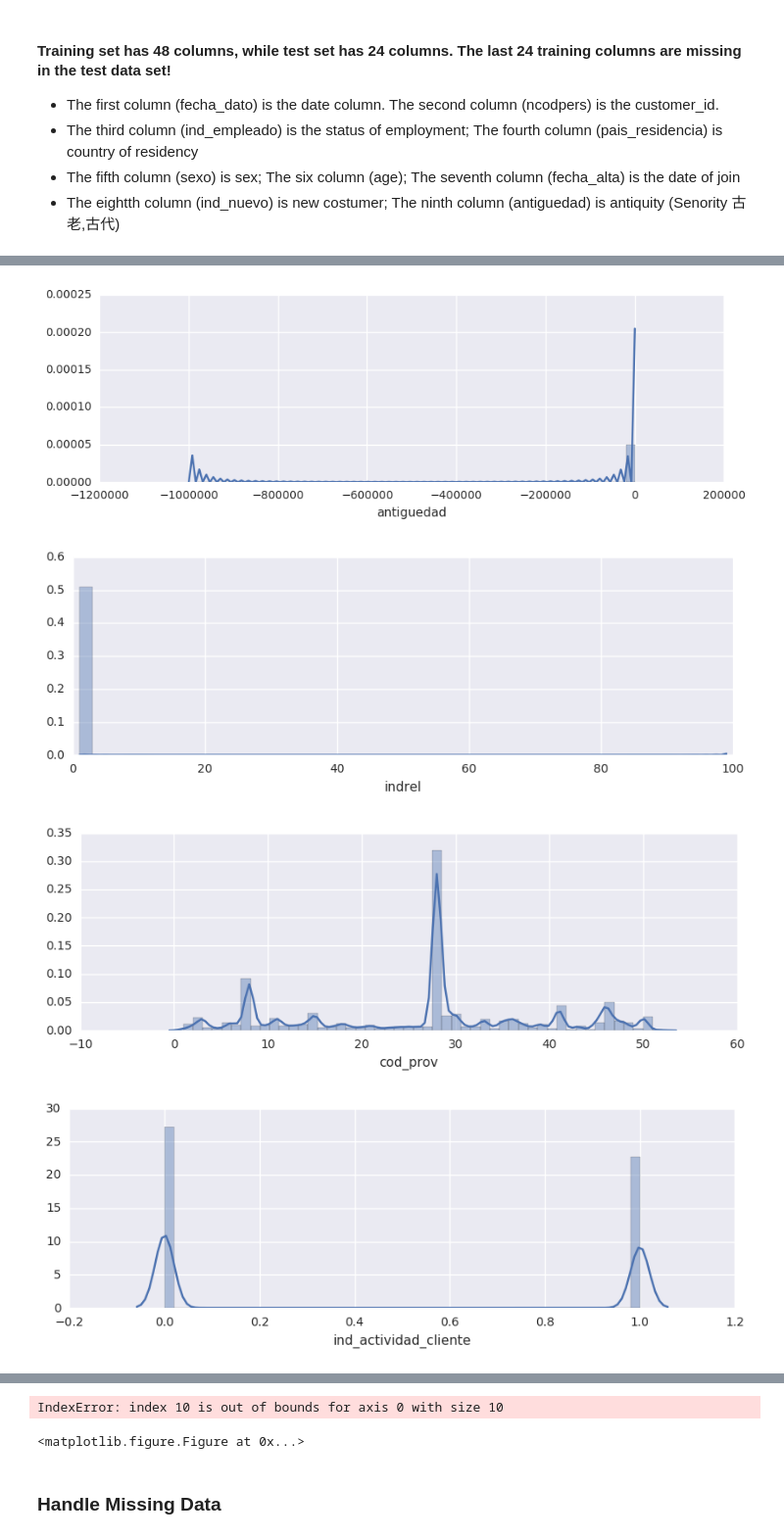
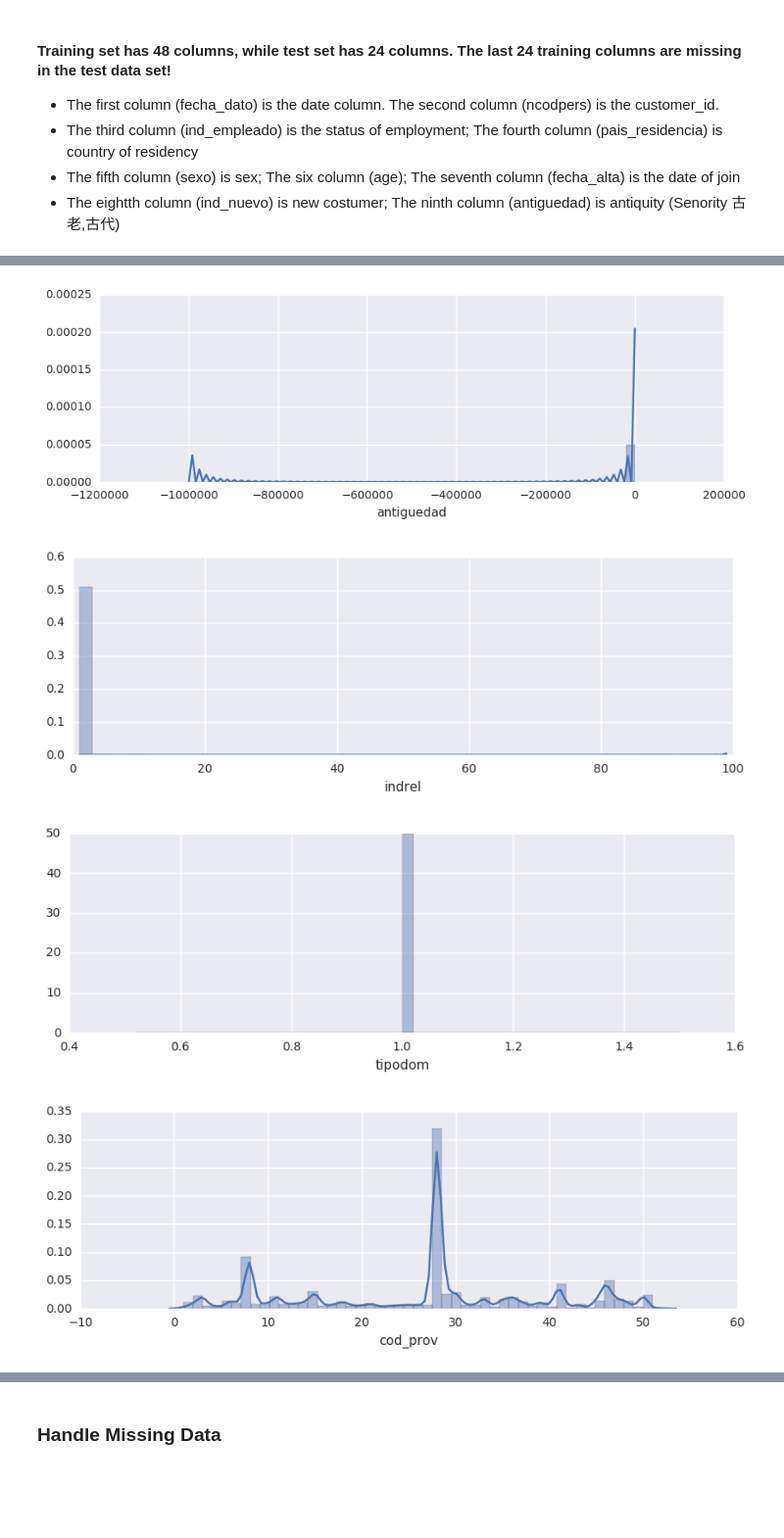
Before and after one commit to phuang7008/kaggle, a Jupyter notebook: Santander/Santander_Exploratory_Analysis.ipynb, the cells around one changed output, grey strips where cells are left out. Shown at 98% size. Cells and saved outputs as stored; diff of their text form; code cells hidden in the pictures; blank space fills up the shorter version.

```diff
--- a/Santander/Santander_Exploratory_Analysis.ipynb
+++ b/Santander/Santander_Exploratory_Analysis.ipynb
@@ -62,53 +63,48 @@ print(combined_num.info())
 print(combined_cat.info())
 
 # the 'conyuemp' column is empty at 100000, so remove it
-combined_cat.drop('conyuemp', 1, inplace=True)
+#combined_cat.drop('conyuemp', 1, inplace=True)
 
 # tipodom doesn't seem to be useful, so I am going to drop it
-combined_num.drop('tipodom', 1, inplace=True)
+#combined_num.drop('tipodom', 1, inplace=True)
 
 # As 99% of 'ult_fec_cli_1t' information missing, so I am going to drop it
-combined_cat.drop('ult_fec_cli_1t', 1, inplace=True)
+#combined_cat.drop('ult_fec_cli_1t', 1, inplace=True)
 
 # as we have both cod_prov and nomprov, they represent the same thing. so drop nomprov
 combined_cat.drop('nomprov', 1, inplace=True)
 
-from collections import Counter
-for col in combined_num.columns.values:
-    if col == 'conyuemp':
-        print(Counter(combined_num[col].dropna()))
-
 # check data distributions
 col_names = combined_num.columns
 
-for i in range(1,11):
+for i in range(1,10):
     #fig, axes = plt.subplots(nrows=1, ncols=1, sharey=False, figsize=(8,3))
     if i != 3:
         fig = plt.figure(figsize=(10,3))
         sns.distplot(combined_num[col_names[i]].dropna(), bins=50)
         plt.show()
 # %% [output]
 ['2015-01-28T00:00:00.000000000' '2015-02-28T00:00:00.000000000'
  '2015-03-28T00:00:00.000000000' '2015-04-28T00:00:00.000000000'
  '2015-05-28T00:00:00.000000000' '2015-06-28T00:00:00.000000000'
  '2015-07-28T00:00:00.000000000' '2015-08-28T00:00:00.000000000'
  '2015-09-28T00:00:00.000000000' '2015-10-28T00:00:00.000000000'
  '2015-11-28T00:00:00.000000000' '2015-12-28T00:00:00.000000000'
  '2016-01-28T00:00:00.000000000' '2016-02-28T00:00:00.000000000'
  '2016-03-28T00:00:00.000000000' '2016-04-28T00:00:00.000000000'
  '2016-05-28T00:00:00.000000000' '2016-06-28T00:00:00.000000000']
 <class 'pandas.core.frame.DataFrame'>
 RangeIndex: 14576924 entries, 0 to 14576923
 Data columns (total 11 columns):
 ... (29 lines left out)
 segmento           object
 dtypes: object(13)
 memory usage: 1.4+ GB
 None
 [figure]
 [figure]
 [figure]
 [figure]
 [figure]
-[figure, old version]
+[figure, new version]
-[figure, old version]
+[figure, new version]
@@ -116,5 +112,3 @@ None
-IndexError: index 10 is out of bounds for axis 0 with size 10
-<matplotlib.figure.Figure at 0x...>
 # %% [markdown]
 ### Handle Missing Data
 # %%
```
Also changed, not shown: parts of 9 cells of this notebook.
